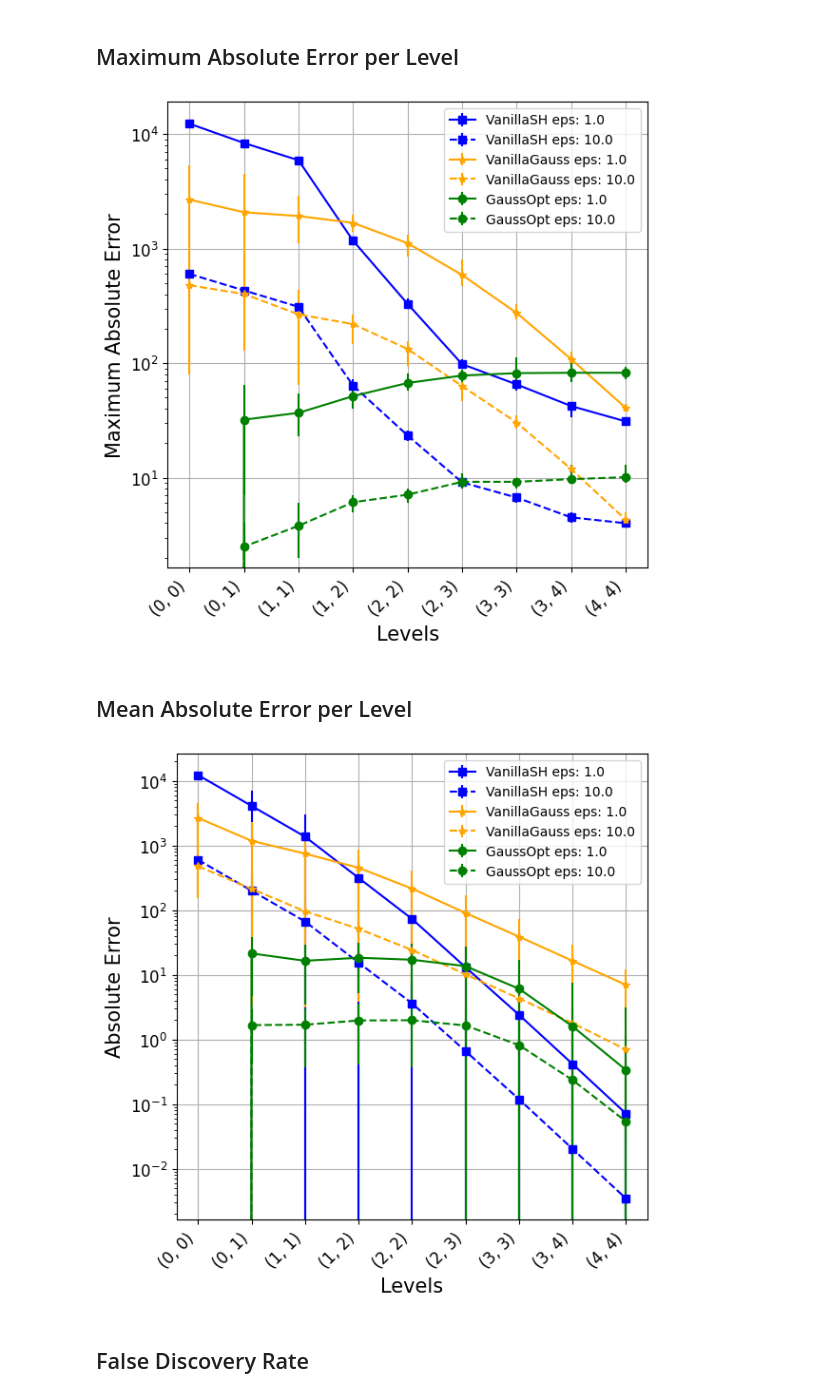
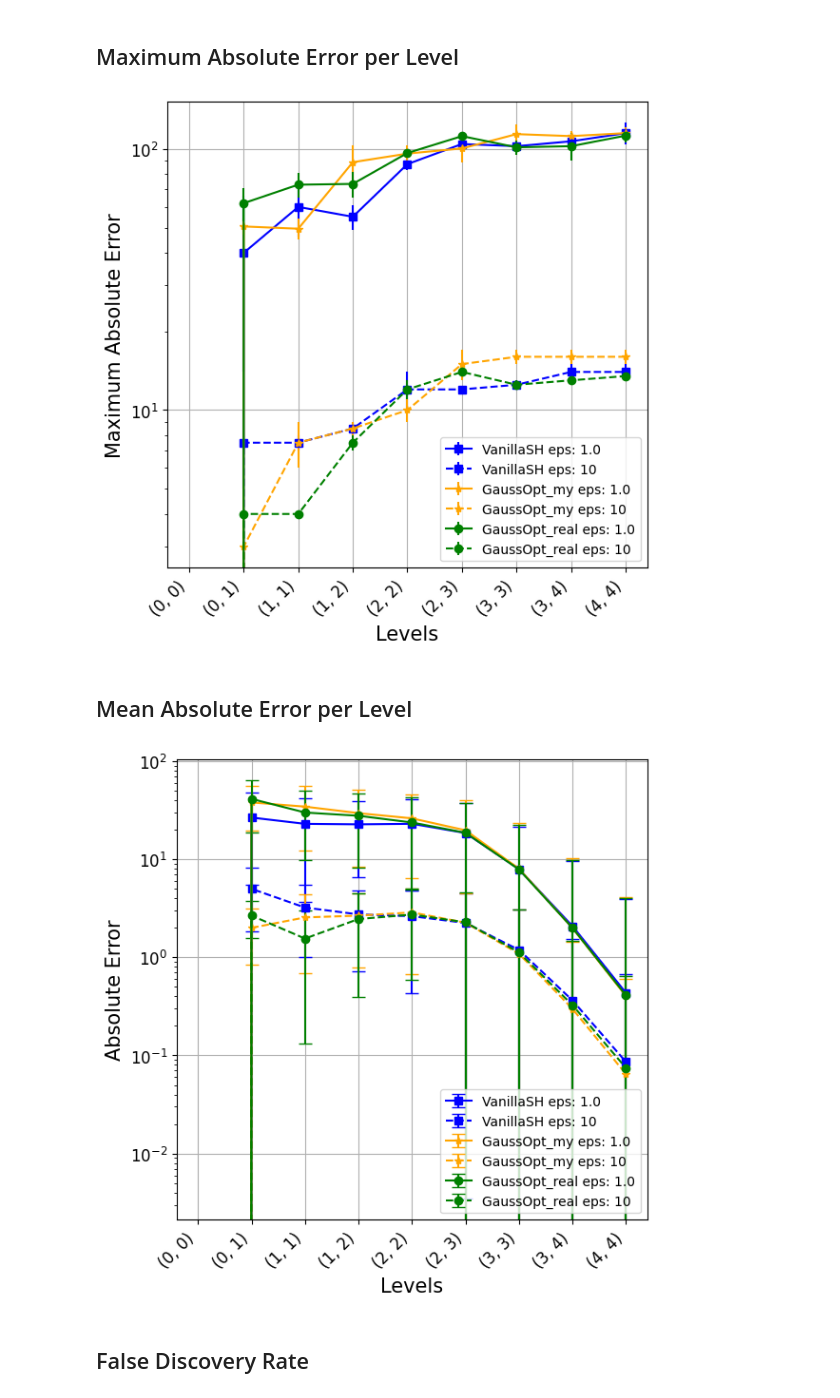
Before and after one commit to aidaLabDEI/TDA_hierarchical, a Jupyter notebook: notebooks/synthetic_data_random_branch.ipynb, the cells around one changed output. Drawn from its saved outputs; the diff is of its cells as text; code cells hidden in the pictures.

Commit message:
ADD: new optimizer, MOD: a few stuff

```diff
--- a/notebooks/synthetic_data_random_branch.ipynb
+++ b/notebooks/synthetic_data_random_branch.ipynb
@@ -428,19 +444,23 @@ args = argparse.Namespace(delta=delta, final_level=final_level, max_contribution
 # %%
 from mechanism import VanillaSH
 from metrics import analysis
+
+
+# generate Namespace containing epsilon and delta
+args = argparse.Namespace(delta=delta, final_level=final_level, max_contribution=1, show_tqdm=False)
 
 for e, epsilon in enumerate(epsilons):
     args.epsilon = epsilon
     absolute_error_distribution_epsilon = []
     for i in range(num_experiments):
         print(f"Experiment {i + 1}")
-        data_vanillash_sparse, running_time_dense = VanillaSH(H_sparse, args)
+        data_vanillash_sparse = VanillaSH(Tree_sparse, args)
         absolute_error_distribution = []
         for j, level in enumerate(tqdm.tqdm(levels, colour="green")):
             workload = [[f"LEVEL{level[0]}_ORIG", f"LEVEL{level[1]}_DEST"]]
             analysis_dict = analysis(data_true=data_true,
                                      dp_data=data_vanillash_sparse,
-                                     spine=H_sparse.spine,
+                                     spine=Tree_sparse.spine,
                                      workload=workload)
             max_error_sparse[0, e, i, j] = analysis_dict["max_absolute_error"]
             false_discovery_rate_sparse[0, e, i, j] = analysis_dict["false_discovery_rate"]
@@ -474,19 +494,22 @@ Time taken to create the dataset: 0.15 seconds
 ## Apply VanillaGauss
 # %%
 from mechanism import VanillaGauss
+
+# generate Namespace containing epsilon and delta
+args = argparse.Namespace(delta=delta, final_level=final_level, max_contribution=1, show_tqdm=False)
 
 for e, epsilon in enumerate(epsilons):
     args.epsilon = epsilon
     absolute_error_distribution_epsilon = []
     for i in range(num_experiments):
         print(f"Experiment {i + 1}")
-        data_vanillagauss_sparse, running_time_dense = VanillaGauss(H_sparse, args)
+        data_vanillagauss_sparse = VanillaGauss(Tree_sparse, args)
         absolute_error_distribution = []
         for j, level in enumerate(tqdm.tqdm(levels, colour="green")):
             workload = [[f"LEVEL{level[0]}_ORIG", f"LEVEL{level[1]}_DEST"]]
             analysis_dict = analysis(data_true=data_true,
                                      dp_data=data_vanillagauss_sparse,
-                                     spine=H_sparse.spine,
+                                     spine=Tree_sparse.spine,
                                      workload=workload)
             max_error_sparse[1, e, i, j] = analysis_dict["max_absolute_error"]
             false_discovery_rate_sparse[1, e, i, j] = analysis_dict["false_discovery_rate"]
@@ -521,18 +598,22 @@ Time taken to create the dataset: 2.10 seconds
 # %%
-from mechanism import GaussOpt_destination
+from mechanism import GaussOpt
+
+# generate Namespace containing epsilon and delta
+args = argparse.Namespace(delta=delta, final_level=final_level, max_contribution=1, show_tqdm=False, p="inf", split_method="uniform",
+                          optimizer="old_int_opt")
 
 for e, epsilon in enumerate(epsilons):
     args.epsilon = epsilon
     absolute_error_distribution_epsilon = []
     for i in range(num_experiments):
         print(f"Experiment {i + 1}")
-        data_gaussopt_sparse, running_time_dense = GaussOpt_destination(H_sparse, args)
+        data_gaussopt_sparse = GaussOpt(Tree_sparse, args)
         absolute_error_distribution = []
         for j, level in enumerate(tqdm.tqdm(levels, colour="green")):
             workload = [[f"LEVEL{level[0]}_ORIG", f"LEVEL{level[1]}_DEST"]]
             analysis_dict = analysis(data_true=data_true,
                                      dp_data=data_gaussopt_sparse,
-                                     spine=H_sparse.spine,
+                                     spine=Tree_sparse.spine,
                                      workload=workload)
             max_error_sparse[2, e, i, j] = analysis_dict["max_absolute_error"]
             false_discovery_rate_sparse[2, e, i, j] = analysis_dict["false_discovery_rate"]
@@ -571,13 +706,14 @@ Done!
 # %% [markdown]
 ## Maximum Absolute Error per Level
 # %%
-mechanisms = ["VanillaSH", "VanillaGauss", "GaussOpt"]
+mechanisms = ["VanillaSH", "GaussOpt_my", "GaussOpt_real"]
 markers = [["-s", "-*", "-o"], ["--s", "--*", "--o"]]
 colors = ["blue", "orange", "green"]
 density="sparse"
 # %%
 # plot line
 import matplotlib.pyplot as plt
+save = False
 
 array = max_error_sparse
 fig, ax = plt.subplots(figsize=(6, 6))
@@ -601,48 +737,49 @@ plt.yticks(fontsize=12)
 # Display the plot
 plt.grid(True)
 plt.tight_layout()
-plt.savefig(f"../plots/synthetic_data_{type}_branch_{density}/max_error_nolegend.pdf", dpi=300)
+if save: plt.savefig(f"../plots/synthetic_data_{type}_branch_{density}/max_error_nolegend.pdf", dpi=300)
 # Adding a legend
 plt.legend()
 # save
 plt.tight_layout()
-plt.savefig(f"../plots/synthetic_data_{type}_branch_{density}/max_error.pdf", dpi=300)
+if save: plt.savefig(f"../plots/synthetic_data_{type}_branch_{density}/max_error.pdf", dpi=300)
 plt.show()
 # %% [output]
-[figure, old version]
+[figure, new version]
 # %% [markdown]
 ## Mean Absolute Error per Level
 # %%
 # plot line
 import matplotlib.pyplot as plt
+save = False
 
 fig, ax = plt.subplots(figsize=(6, 6))
 for i, mechanism in enumerate(mechanisms):
     for j, epsilon in enumerate(epsilons):
         ax.errorbar(range(len(levels)), MAE[i, j], yerr=std[i, j],
                     label=mechanism + f" eps: {epsilon}",
-                    fmt=markers[j][i], color=colors[i])
+                    fmt=markers[j][i], color=colors[i], capsize=5)
 ax.set_yscale("log")
 # Setting labels and ticks
 ax.set_ylabel("Absolute Error", fontsize=15)
 ax.set_xlabel("Levels", fontsize=15)  # Optional: Add an x-label for clarity
 ax.set_xticks(range(len(levels)))
 ax.set_xticklabels(levels, rotation=45, ha='right')  # Set oblique labels
 # augment font size
 plt.xticks(fontsize=12)
 plt.yticks(fontsize=12)
 # Display the plot
 plt.grid(True)
 plt.tight_layout()
-plt.savefig(f"../plots/synthetic_data_{type}_branch_{density}/mean_absolute_error_nolegend.pdf", dpi=300)
+if save : plt.savefig(f"../plots/synthetic_data_{type}_branch_{density}/mean_absolute_error_nolegend.pdf", dpi=300)
 # Adding a legend
 plt.legend()
 # save
 plt.tight_layout()
-plt.savefig(f"../plots/synthetic_data_{type}_branch_{density}/mean_absolute_error.pdf", dpi=300)
+if save : plt.savefig(f"../plots/synthetic_data_{type}_branch_{density}/mean_absolute_error.pdf", dpi=300)
 plt.show()
 # %% [output]
-[figure, old version]
+[figure, new version]
 # %% [markdown]
 ## False Discovery Rate
 # %%
```
Also changed, not shown: parts of 20 cells of this notebook, 16 other files.
